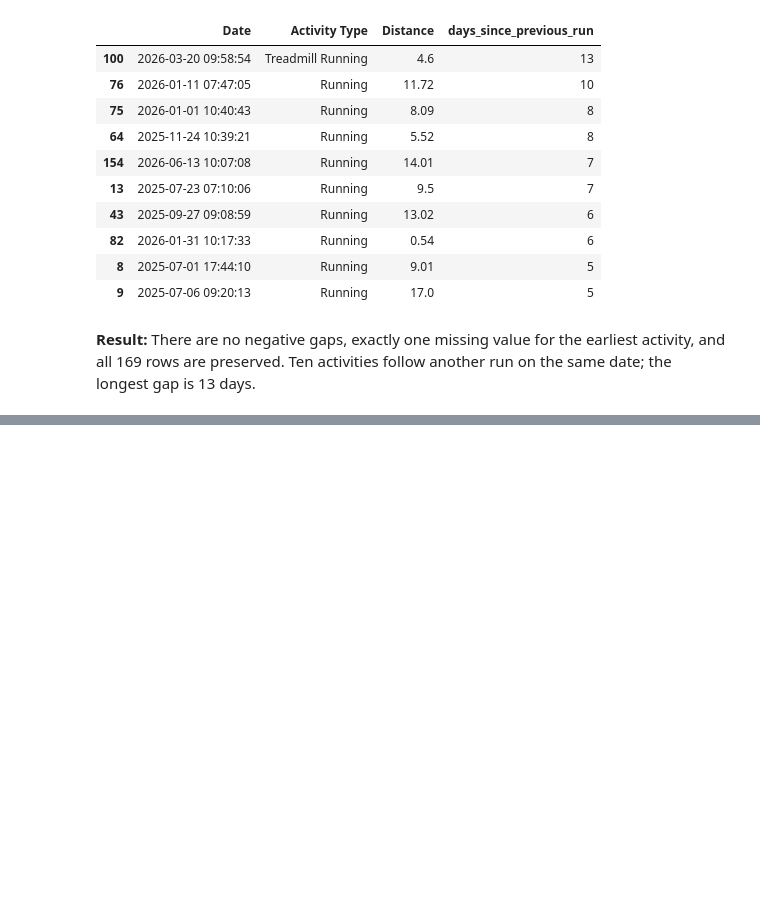
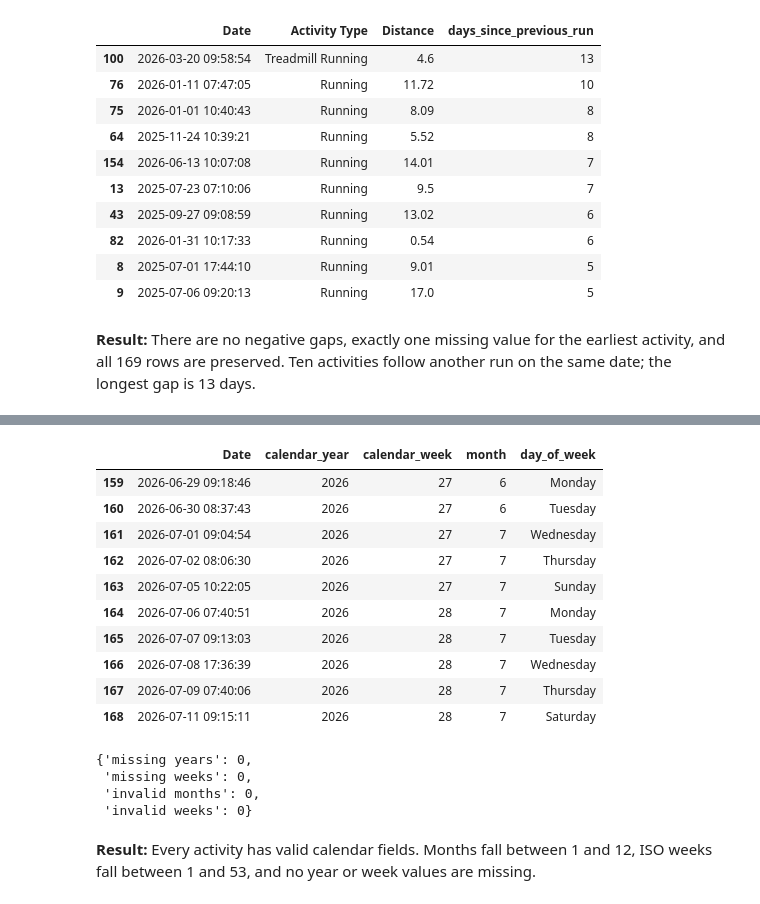
Before and after one commit to leahmoore8/athlete-intelligence, a Jupyter notebook: notebooks/02_feature_engineering.ipynb, the cells around one changed output, grey strips where cells are left out. Drawn from its saved outputs; the diff is of its cells as text; code cells hidden in the pictures; blank space fills up the shorter version.

Commit message:
Complete and validate MVP feature pipeline

```diff
--- a/notebooks/02_feature_engineering.ipynb
+++ b/notebooks/02_feature_engineering.ipynb
@@ -653,0 +651,52 @@ After those pass, move to concise exploratory visualizations. Keep outdoor and t
+# %%
+featured_runs = add_calendar_features(
+    featured_runs
+)
+
+featured_runs[
+    [
+        "Date",
+        "calendar_year",
+        "calendar_week",
+        "month",
+        "day_of_week",
+    ]
+].tail(10)
+# %% [output]
+|  | Date | calendar_year | calendar_week | month | day_of_week |
+| 159 | 2026-06-29 09:18:46 | 2026 | 27 | 6 | Monday |
+| 160 | 2026-06-30 08:37:43 | 2026 | 27 | 6 | Tuesday |
+| 161 | 2026-07-01 09:04:54 | 2026 | 27 | 7 | Wednesday |
+| 162 | 2026-07-02 08:06:30 | 2026 | 27 | 7 | Thursday |
+| 163 | 2026-07-05 10:22:05 | 2026 | 27 | 7 | Sunday |
+| 164 | 2026-07-06 07:40:51 | 2026 | 28 | 7 | Monday |
+| 165 | 2026-07-07 09:13:03 | 2026 | 28 | 7 | Tuesday |
+| 166 | 2026-07-08 17:36:39 | 2026 | 28 | 7 | Wednesday |
+| 167 | 2026-07-09 07:40:06 | 2026 | 28 | 7 | Thursday |
+| 168 | 2026-07-11 09:15:11 | 2026 | 28 | 7 | Saturday |
+# %%
+calendar_checks = {
+    "missing years": (
+        featured_runs["calendar_year"].isna().sum()
+    ),
+    "missing weeks": (
+        featured_runs["calendar_week"].isna().sum()
+    ),
+    "invalid months": (
+        ~featured_runs["month"].between(1, 12)
+    ).sum(),
+    "invalid weeks": (
+        ~featured_runs["calendar_week"].between(1, 53)
+    ).sum(),
+}
+
+calendar_checks
+# %% [output]
+{'missing years': 0,
+ 'missing weeks': 0,
+ 'invalid months': 0,
+ 'invalid weeks': 0}
+# %% [markdown]
+**Result:** Every activity has valid calendar fields. Months fall between
+1 and 12, ISO weeks fall between 1 and 53, and no year or week values are
+missing.
```
Also changed, not shown: parts of 4 cells of this notebook, 4 other files.
